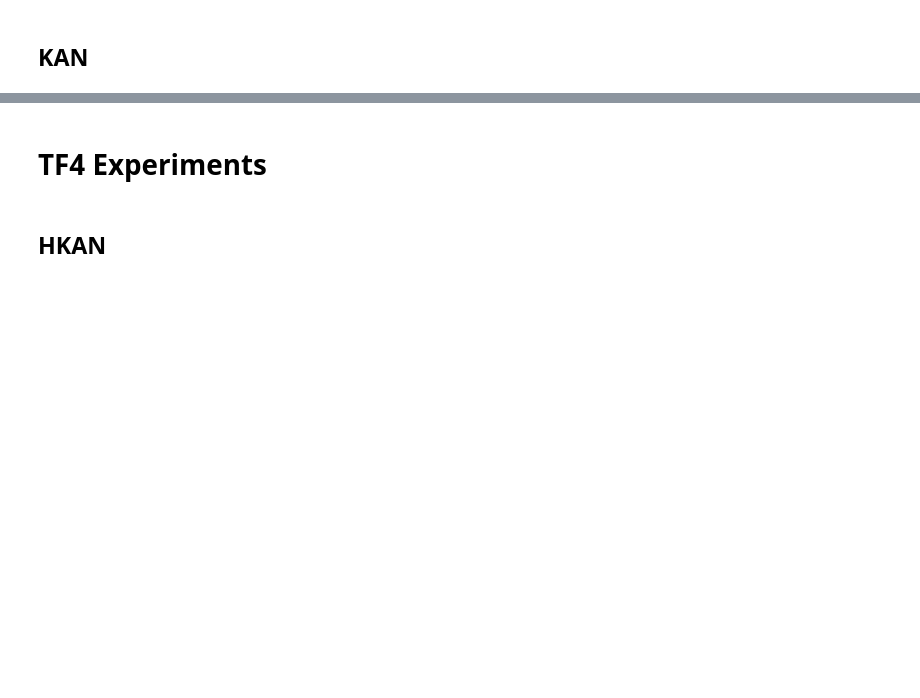
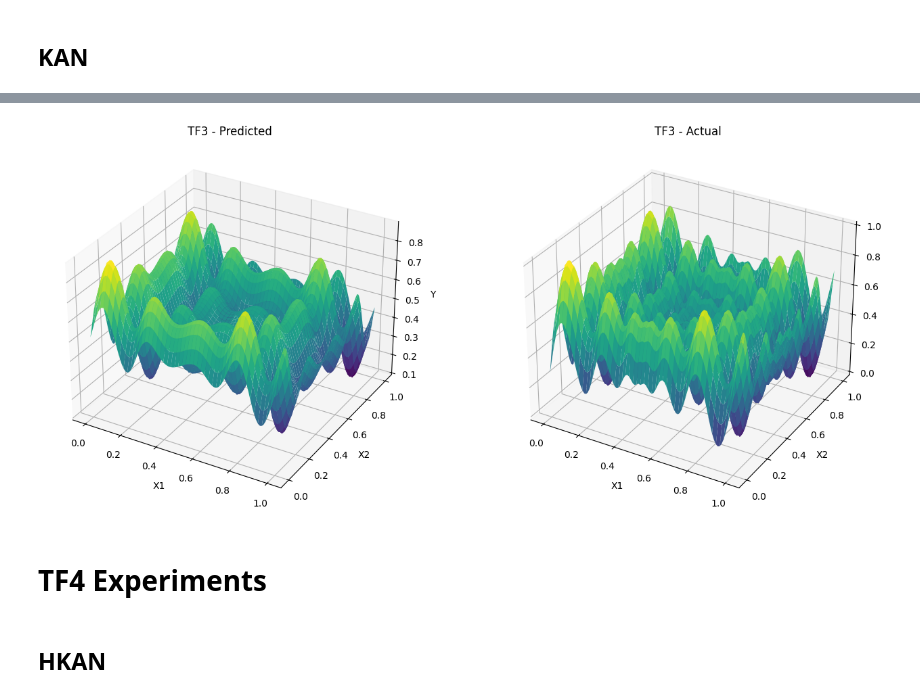
Before and after one commit to gizemnurdali/swim-meets-kans, a Jupyter notebook: benchmarking.ipynb, the cells around one changed output, grey strips where cells are left out. Saved outputs shown, nothing was run; the diff lists cells and outputs as text; code cells hidden in the pictures; blank space fills up the shorter version.

```diff
--- a/benchmarking.ipynb
+++ b/benchmarking.ipynb
@@ -378,0 +857,3 @@ utils.plot_3d_surface("TF3 KAN", tf3_x_test, tf3_y_test, tf3_y_test_pred_kan)
+# %%
+kernel_types = ["periodic", "periodic_rbf", "periodic_linear"]
+tf3_gp_study = utils.study_optuna_gp("TF3", tf3_x_train, tf3_y_train, tf3_x_test, tf3_y_test, n_trials = 10, kernel_types=kernel_types)
@@ -378,0 +1061,19 @@ utils.plot_3d_surface("TF3 KAN", tf3_x_test, tf3_y_test, tf3_y_test_pred_kan)
+# %%
+print("\nTraining GP...")
+kernel = utils.kernel_factory(tf3_gp_study["kernel"], tf3_x_train)
+tf3_gp_model, tf3_gp_likelihood = utils.init_and_fit_gp(
+    tf3_x_train, tf3_y_train, kernel=kernel,
+    num_inducing=tf3_gp_study["num_inducing"], lr=tf3_gp_study["lr"])
+
+# Evaluate GP model
+print("\nEvaluating GP...")
+tf3_gp = utils.GPModel(tf3_gp_model, tf3_gp_likelihood)
+tf3_gp_results = em.evaluate(
+    tf3_gp,
+    tf3_x_train, tf3_y_train, tf3_x_test, tf3_y_test
+)
+
+em.print_results(tf3_gp_results)
+
+# Make predictions for visualization
+tf3_gp_y_test_pred = tf3_gp.predict(tf3_x_test)
@@ -379,3 +1098,7 @@ utils.plot_3d_surface("TF3 KAN", tf3_x_test, tf3_y_test, tf3_y_test_pred_kan)
+# %%
+utils.plot_3d_surface("TF3", tf3_x_test, tf3_y_test, tf3_gp_y_test_pred)
+# %% [output]
+[figure, added]
 # %% [markdown]
 # TF4 Experiments
 # %% [markdown]
```
Also changed, not shown: parts of 48 cells of this notebook, 12 other files.
